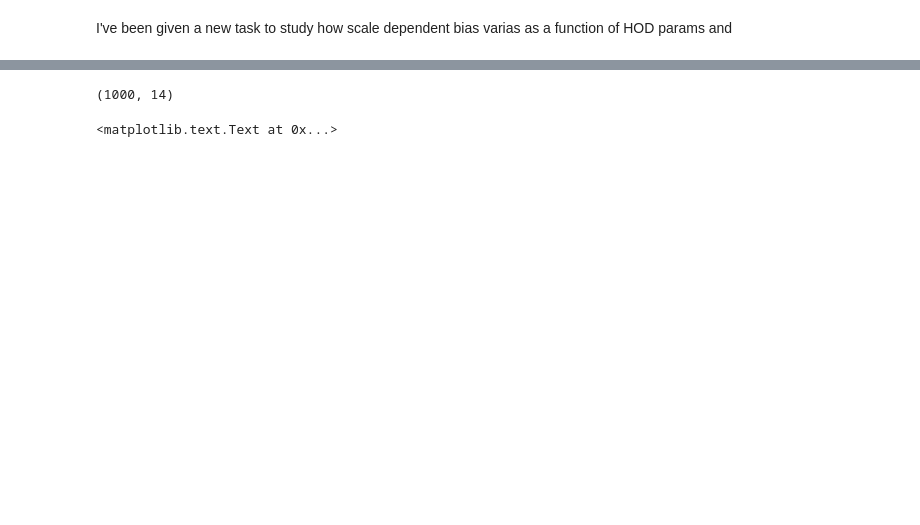
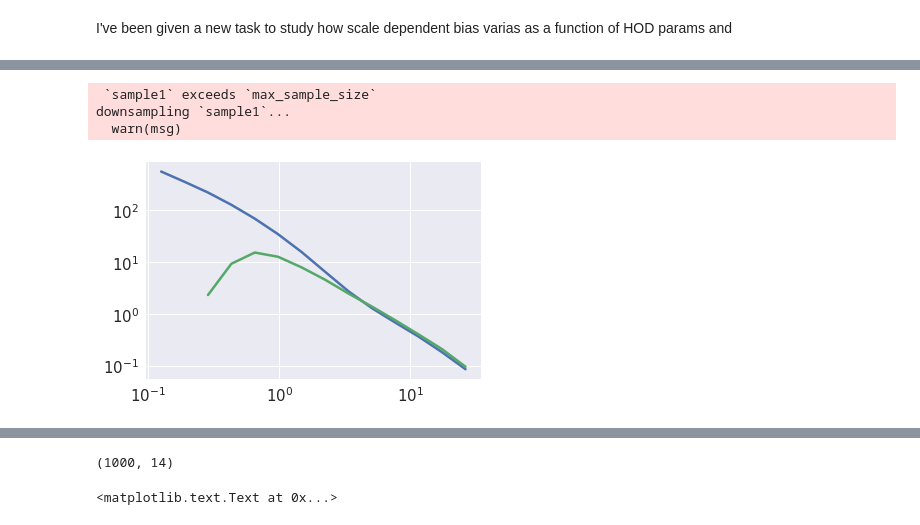
Before and after one commit to mclaughlin6464/pearce, a Jupyter notebook: notebooks/b(r,HOD) from Chains.ipynb, the cells around one changed output, grey strips where cells are left out. Saved outputs shown, nothing was run; the diff lists cells and outputs as text; code cells hidden in the pictures; blank space fills up the shorter version.

```diff
--- a/notebooks/b(r,HOD) from Chains.ipynb
+++ b/notebooks/b(r,HOD) from Chains.ipynb
@@ -81,0 +87,12 @@ plt.show()
+# %%
+xi_mm = cat.calc_xi_mm(rbins)
+# %% [output]
+ `sample1` exceeds `max_sample_size`
+downsampling `sample1`...
+  warn(msg)
+# %%
+plt.plot(rbc, xi_mm)
+plt.plot(rbc, xi)
+plt.loglog();
+# %% [output]
+[figure, added]
```
Also changed, not shown: parts of 10 cells of this notebook, 2 other files.
